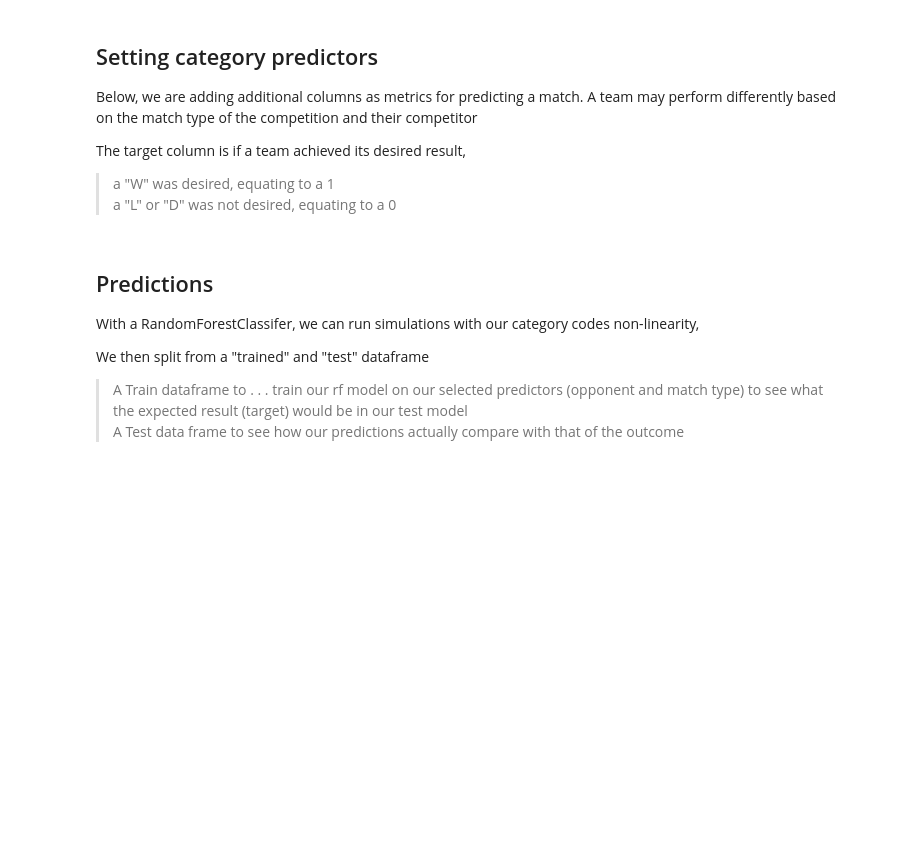
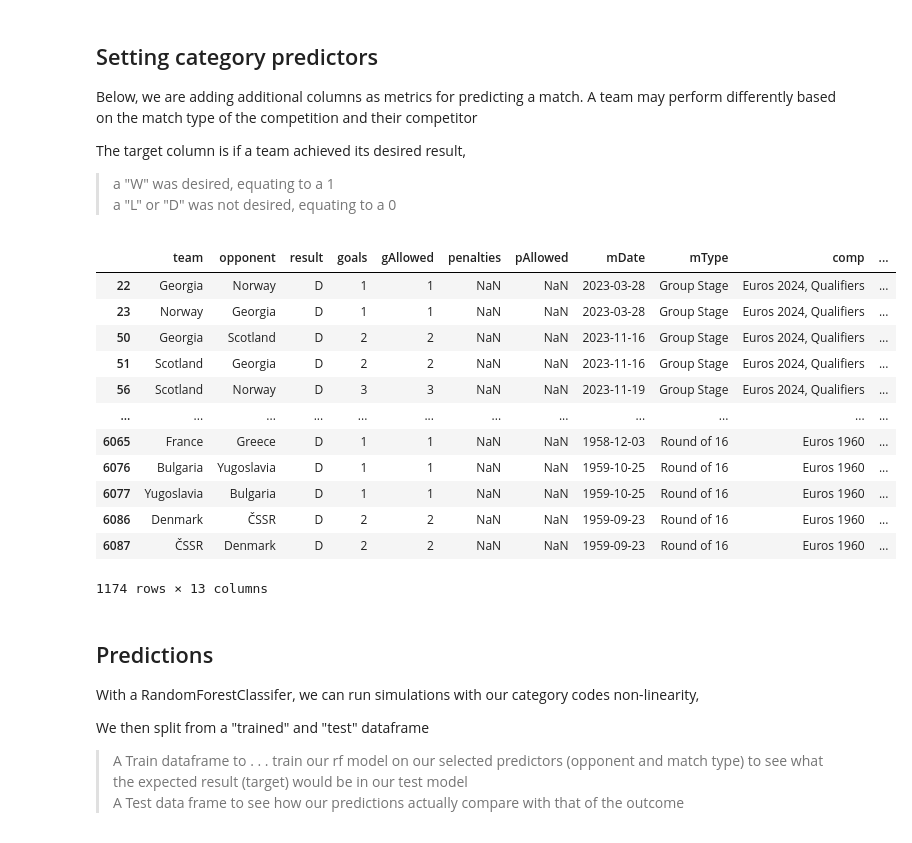
Before and after one commit to axndyg/euros-WebScraping, a Jupyter notebook: euros_modeling.ipynb, the cells around one changed output. Saved outputs shown, nothing was run; the diff lists cells and outputs as text; code cells hidden in the pictures; blank space fills up the shorter version.

```diff
--- a/euros_modeling.ipynb
+++ b/euros_modeling.ipynb
@@ -117,5 +129,23 @@ cMatches["mCode"] = cMatches["mType"].astype("category").cat.codes
 # %%
-cMatches["target"] = (cMatches["result"] == "W").astype("int")
+points = {"W": 3, "D": 1, "L": 0}
+pointsR = {3: "W", 1: "D", 0: "L"}
+
+cMatches["target"] = [ points[row["result"]] for index, row in cMatches.iterrows()]
+cMatches.loc[cMatches["result"] == "D"]
+# %% [output]
+|  | team | opponent | result | goals | gAllowed | penalties | pAllowed | mDate | mType | comp | ... |
+| 22 | Georgia | Norway | D | 1 | 1 | NaN | NaN | 2023-03-28 | Group Stage | Euros 2024, Qualifiers | ... |
+| 23 | Norway | Georgia | D | 1 | 1 | NaN | NaN | 2023-03-28 | Group Stage | Euros 2024, Qualifiers | ... |
+| 50 | Georgia | Scotland | D | 2 | 2 | NaN | NaN | 2023-11-16 | Group Stage | Euros 2024, Qualifiers | ... |
+| 51 | Scotland | Georgia | D | 2 | 2 | NaN | NaN | 2023-11-16 | Group Stage | Euros 2024, Qualifiers | ... |
+| 56 | Scotland | Norway | D | 3 | 3 | NaN | NaN | 2023-11-19 | Group Stage | Euros 2024, Qualifiers | ... |
+| ... | ... | ... | ... | ... | ... | ... | ... | ... | ... | ... | ... |
+| 6065 | France | Greece | D | 1 | 1 | NaN | NaN | 1958-12-03 | Round of 16 | Euros 1960 | ... |
+| 6076 | Bulgaria | Yugoslavia | D | 1 | 1 | NaN | NaN | 1959-10-25 | Round of 16 | Euros 1960 | ... |
+| 6077 | Yugoslavia | Bulgaria | D | 1 | 1 | NaN | NaN | 1959-10-25 | Round of 16 | Euros 1960 | ... |
+| 6086 | Denmark | ČSSR | D | 2 | 2 | NaN | NaN | 1959-09-23 | Round of 16 | Euros 1960 | ... |
+| 6087 | ČSSR | Denmark | D | 2 | 2 | NaN | NaN | 1959-09-23 | Round of 16 | Euros 1960 | ... |
+1174 rows × 13 columns
 # %% [markdown]
 ## Predictions
 With a RandomForestClassifer, we can run simulations with our category codes non-linearity,
```
Also changed, not shown: parts of 11 cells of this notebook.
